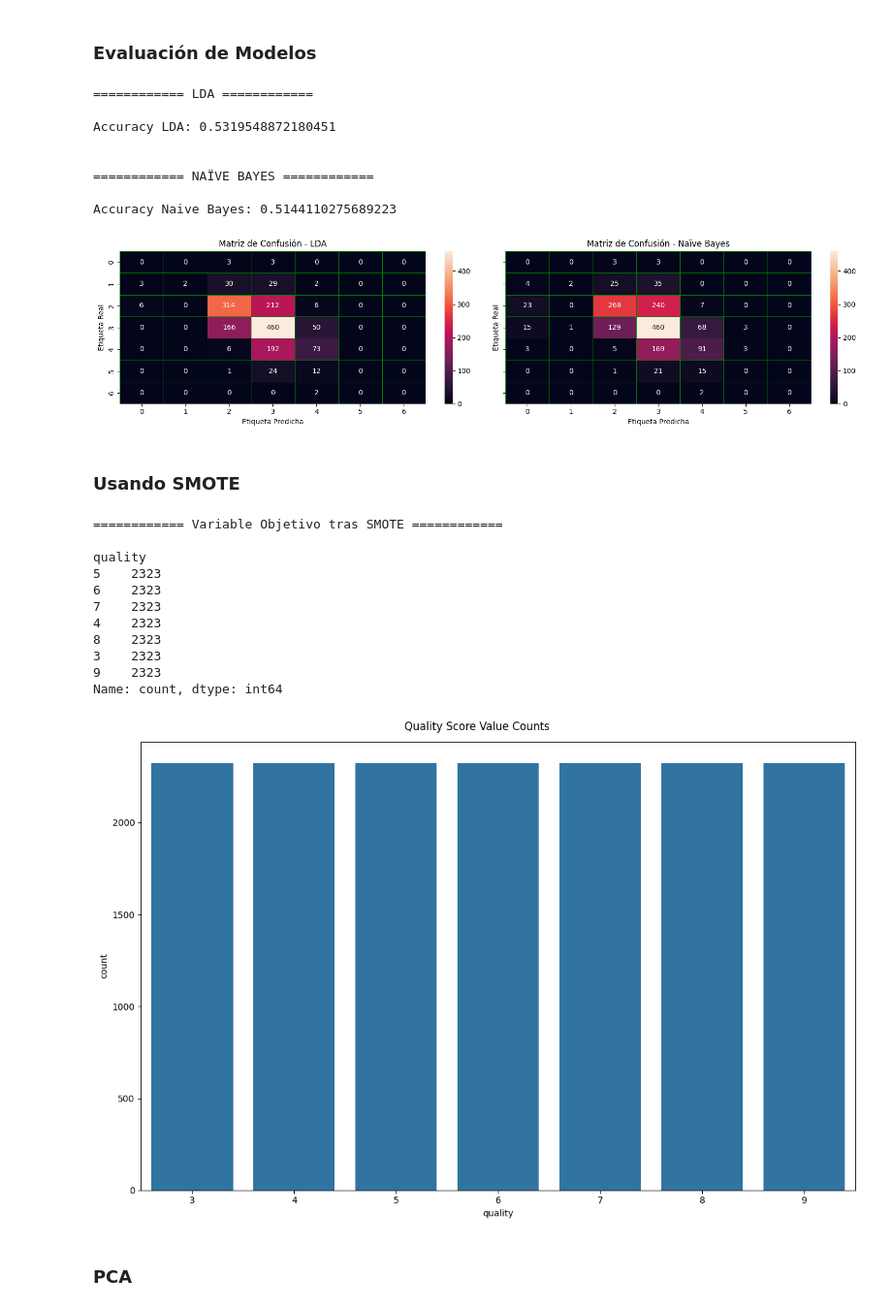
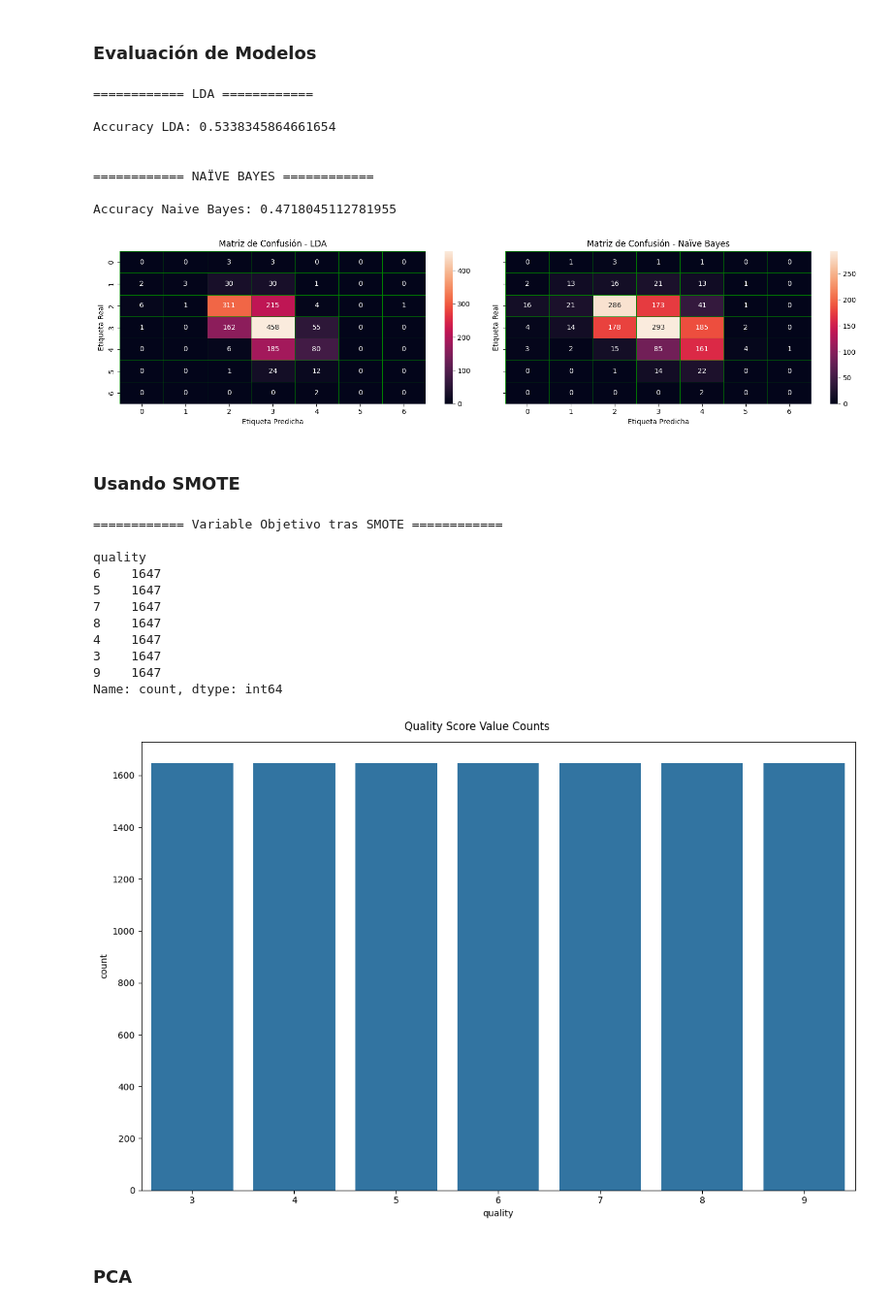
Before and after one commit to Andres-jp/wine_analyis, a Jupyter notebook: wine_data_analysis.ipynb, the cells around one changed output. Shown at 97% size. Cells and saved outputs as stored; diff of their text form; code cells hidden in the pictures.

```diff
--- a/wine_data_analysis.ipynb
+++ b/wine_data_analysis.ipynb
@@ -101,9 +101,18 @@ max       4.010000     2.000000    14.900000     9.000000
 # %% [markdown]
 ### Reducción de Dimensionalidad usando PCA
 # %%
+np.random.seed(42)
+#Crear lo sets de train y test
+X_train, X_test, y_train, y_test = train_test_split(wine_df[['fixed_acidity', 'volatile_acidity', 'citric_acid', 'residual_sugar', 'chlorides', 'free_sulfur_dioxide', 'total_sulfur_dioxide', 'density', 'pH', 'sulphates', 'alcohol']], wine_df['quality'], test_size=0.3, random_state=42)#Proporción 70/30 para train y test
+print("\n\n============ Train and Test Set Shapes ============\n")
+print(f"Train set shape: {X_train.shape}, {y_train.shape}")
+print(f"Test set shape: {X_test.shape}, {y_test.shape}")
+
+wine_df_train = pd.concat([X_train, y_train], axis=1)
+
 #Normalización de variables numéricas
-cont_features = wine_df[['fixed_acidity', 'volatile_acidity', 'citric_acid', 'residual_sugar', 'chlorides', 'free_sulfur_dioxide', 'total_sulfur_dioxide', 'density', 'pH', 'sulphates', 'alcohol']] #Excluimos la variable objetivo 'quality' y la columna 'Id'
-classes = wine_df['quality']
+cont_features = wine_df_train[['fixed_acidity', 'volatile_acidity', 'citric_acid', 'residual_sugar', 'chlorides', 'free_sulfur_dioxide', 'total_sulfur_dioxide', 'density', 'pH', 'sulphates', 'alcohol']] #Excluimos la variable objetivo 'quality' y la columna 'Id'
+classes = wine_df_train['quality']
 n = cont_features.shape
 print(n[1])
 
@@ -149,14 +158,6 @@ Number of PCA components to keep: 9
 # %% [markdown]
 ### Clasificación
 # %%
-np.random.seed(42)
-#Crear lo sets de train y test
-X_train, X_test, y_train, y_test = train_test_split(wine_df_pca, classes, test_size=0.3, random_state=42)#Proporción 70/30 para train y test
-print("\n\n============ Train and Test Set Shapes ============\n")
-print(f"Train set shape: {X_train.shape}, {y_train.shape}")
-print(f"Test set shape: {X_test.shape}, {y_test.shape}")
-
-
 #Entrenar los modelos clasificadores
 #Primer modelo: LDA (Análisis Discriminante Lineal)
 n_classes = len(np.unique(y_train))
@@ -205,60 +201,57 @@ plt.show()
 # %% [output]
 ============ LDA ============
 
-Accuracy LDA: 0.5319548872180451
+Accuracy LDA: 0.5338345864661654
 
 
 ============ NAÏVE BAYES ============
 
-Accuracy Naive Bayes: 0.5144110275689223
+Accuracy Naive Bayes: 0.4718045112781955
-[figure, old version]
+[figure, new version]
 # %% [markdown]
 ### Usando SMOTE
 # %%
-x_dataset = wine_df.drop(columns=['quality'])
-y_dataset = wine_df['quality']
+x_dataset = X_train
+y_dataset = y_train
 
 scaler = StandardScaler()
 names = ['fixed_acidity', 'volatile_acidity', 'citric_acid', 'residual_sugar', 'chlorides', 'free_sulfur_dioxide', 'total_sulfur_dioxide', 'density', 'pH', 'sulphates', 'alcohol']
 scaled_features = scaler.fit_transform(x_dataset[names])
 
+from imblearn.over_sampling import SMOTE
 
-from imblearn.over_sampling import SMOTE
-from keras.utils import to_categorical
-
-oversample = SMOTE(k_neighbors=4)
+oversample = SMOTE(k_neighbors=2)
 
 final_features, final_labels =  oversample.fit_resample(scaled_features, y_dataset)
-final_labels_cat = to_categorical(final_labels, num_classes=10)#6
 
 
 final_features_df = pd.DataFrame(final_features, columns=names)
 final_labels_df = pd.DataFrame(final_labels, columns=['quality'])
 wine_SMOTE_df = pd.concat([final_features_df, final_labels_df], axis=1)
 
 
 #varibale objetivo
 print("\n\n============ Variable Objetivo tras SMOTE ============\n")
 print(wine_SMOTE_df.quality.value_counts()) # checking distribution
 #Graficamos distribución variable objetivo 'quality'
 plt.figure(figsize = (12,8))
 sns.countplot(x = wine_SMOTE_df['quality'].astype(object))
 plt.suptitle('Quality Score Value Counts')
 plt.tight_layout()
 plt.show()
 # %% [output]
 ============ Variable Objetivo tras SMOTE ============
 
 quality
-5    2323
-6    2323
-7    2323
-4    2323
-8    2323
-3    2323
-9    2323
+6    1647
+5    1647
+7    1647
+8    1647
+4    1647
+3    1647
+9    1647
 Name: count, dtype: int64
-[figure, old version]
+[figure, new version]
 # %% [markdown]
 ### PCA
 # %%
```
Also changed, not shown: parts of 6 cells of this notebook.
